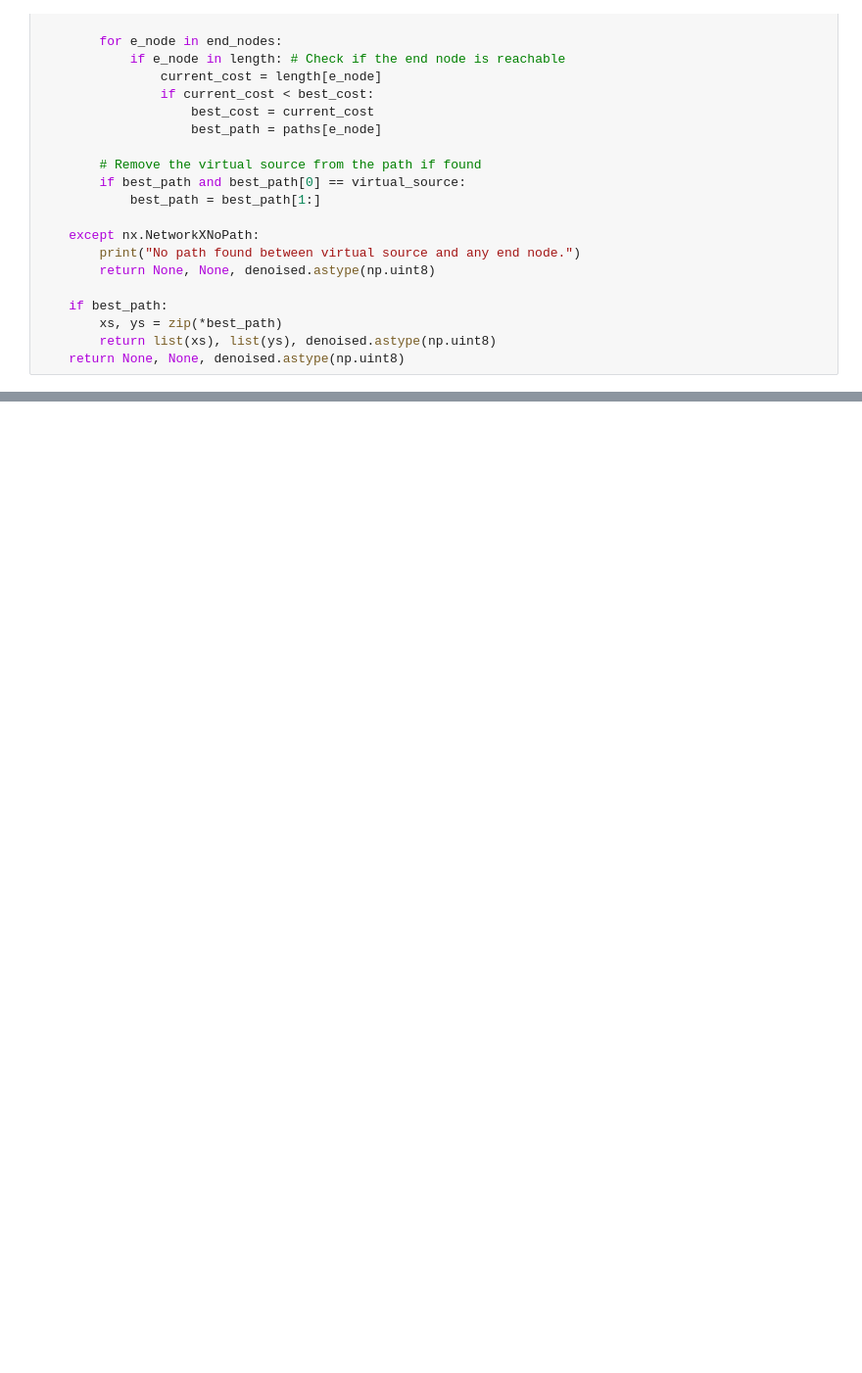
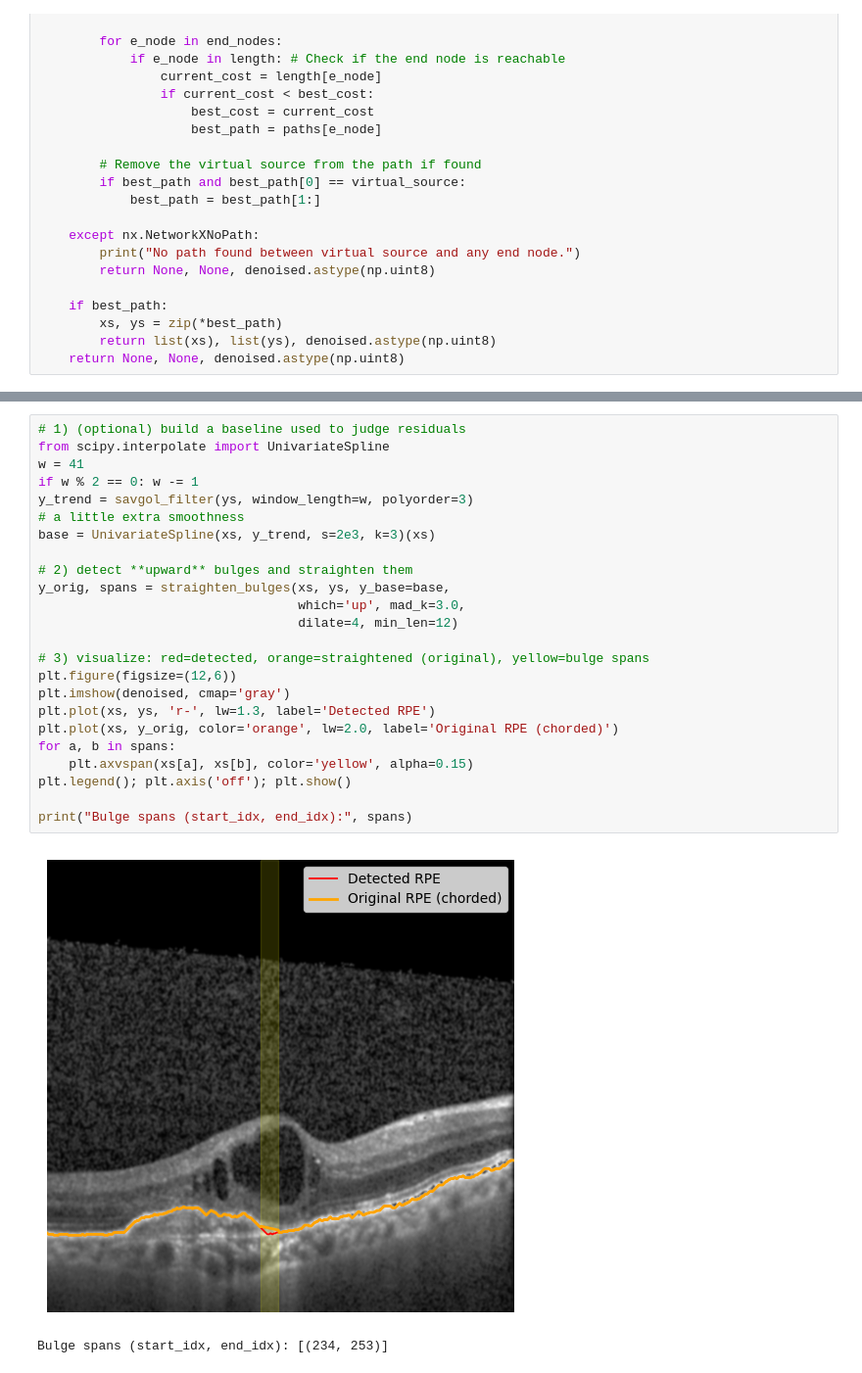
Before and after one commit to ammaster10s/Year4, a Jupyter notebook: CNVresearch/Postprocessing/rpedetection.ipynb, the cells around one changed output, grey strips where cells are left out. Shown at 98% size. Saved outputs shown, nothing was run; the diff lists cells and outputs as text; blank space fills up the shorter version.

```diff
--- a/CNVresearch/Postprocessing/rpedetection.ipynb
+++ b/CNVresearch/Postprocessing/rpedetection.ipynb
@@ -269,0 +368,27 @@ Processing: CNV-103044-62.jpeg
+# %%
+# 1) (optional) build a baseline used to judge residuals
+from scipy.interpolate import UnivariateSpline
+w = 41
+if w % 2 == 0: w -= 1
+y_trend = savgol_filter(ys, window_length=w, polyorder=3)
+# a little extra smoothness
+base = UnivariateSpline(xs, y_trend, s=2e3, k=3)(xs)
+
+# 2) detect **upward** bulges and straighten them
+y_orig, spans = straighten_bulges(xs, ys, y_base=base,
+                                  which='up', mad_k=3.0,
+                                  dilate=4, min_len=12)
+
+# 3) visualize: red=detected, orange=straightened (original), yellow=bulge spans
+plt.figure(figsize=(12,6))
+plt.imshow(denoised, cmap='gray')
+plt.plot(xs, ys, 'r-', lw=1.3, label='Detected RPE')
+plt.plot(xs, y_orig, color='orange', lw=2.0, label='Original RPE (chorded)')
+for a, b in spans:
+    plt.axvspan(xs[a], xs[b], color='yellow', alpha=0.15)
+plt.legend(); plt.axis('off'); plt.show()
+
+print("Bulge spans (start_idx, end_idx):", spans)
+# %% [output]
+[figure, added]
+Bulge spans (start_idx, end_idx): [(234, 253)]
```
Also changed, not shown: parts of 3 cells of this notebook, 1 other file.
